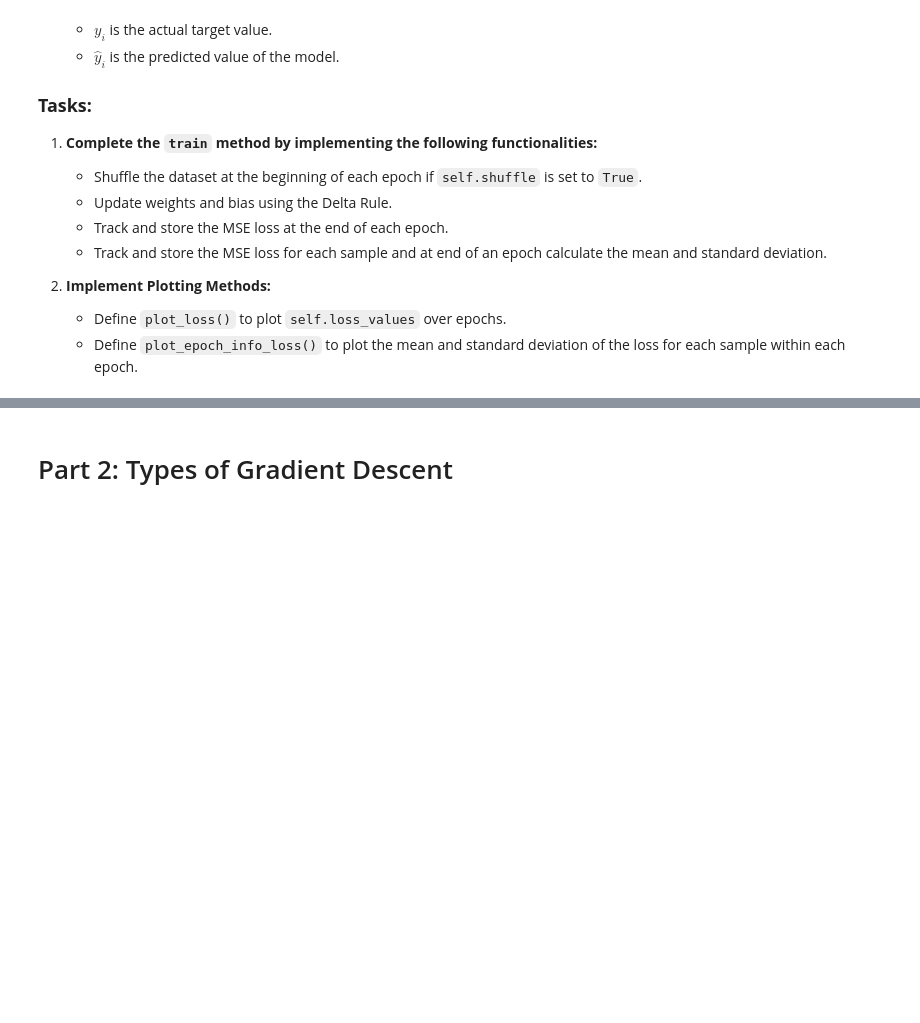
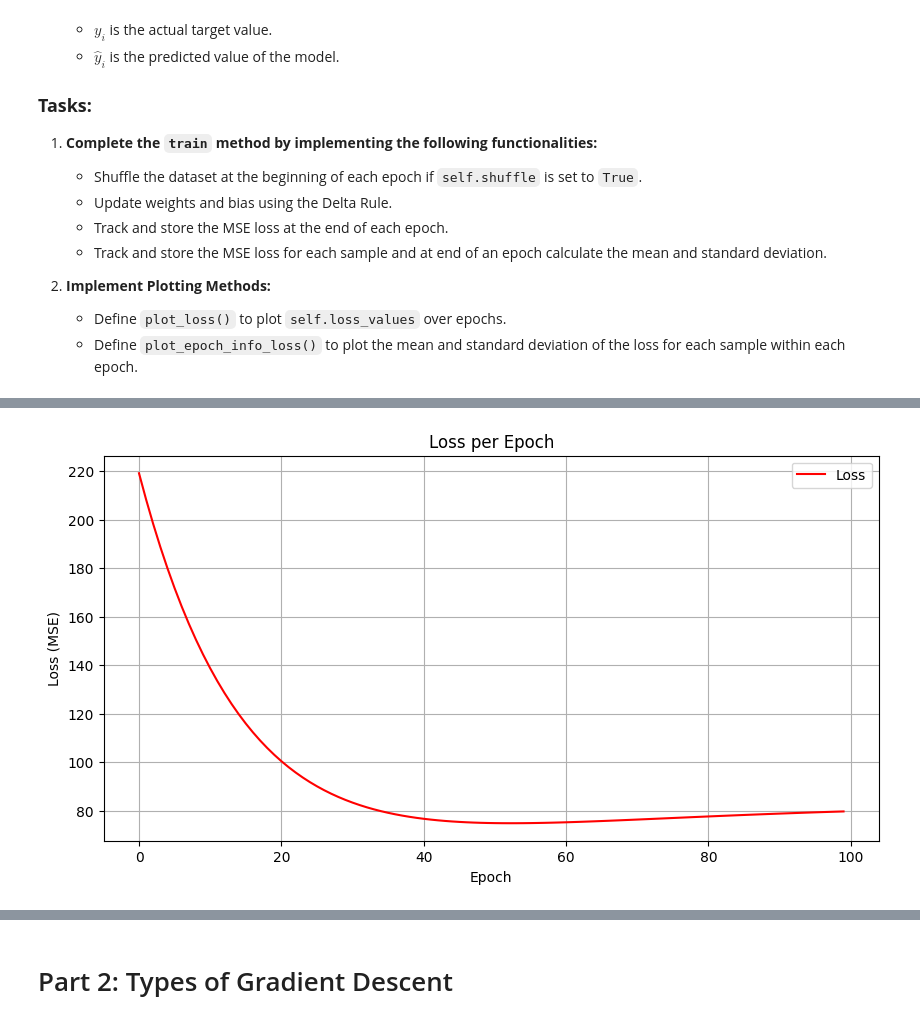
Before and after one commit to tiagomosantos/CapstoneProject, a Jupyter notebook: notebooks/class_4_notebook_solved.ipynb, the cells around one changed output, grey strips where cells are left out. Saved outputs shown, nothing was run; the diff lists cells and outputs as text; code cells hidden in the pictures; blank space fills up the shorter version.

```diff
--- a/notebooks/class_4_notebook.ipynb
+++ b/notebooks/class_4_notebook_solved.ipynb
@@ -317,0 +515,4 @@ y = 2 * X + 1 + np.random.randn(100, 1) * 2
+# %%
+model.plot_loss()
+# %% [output]
+[figure, added]
```
Also changed, not shown: parts of 49 cells of this notebook, 3 other files.
